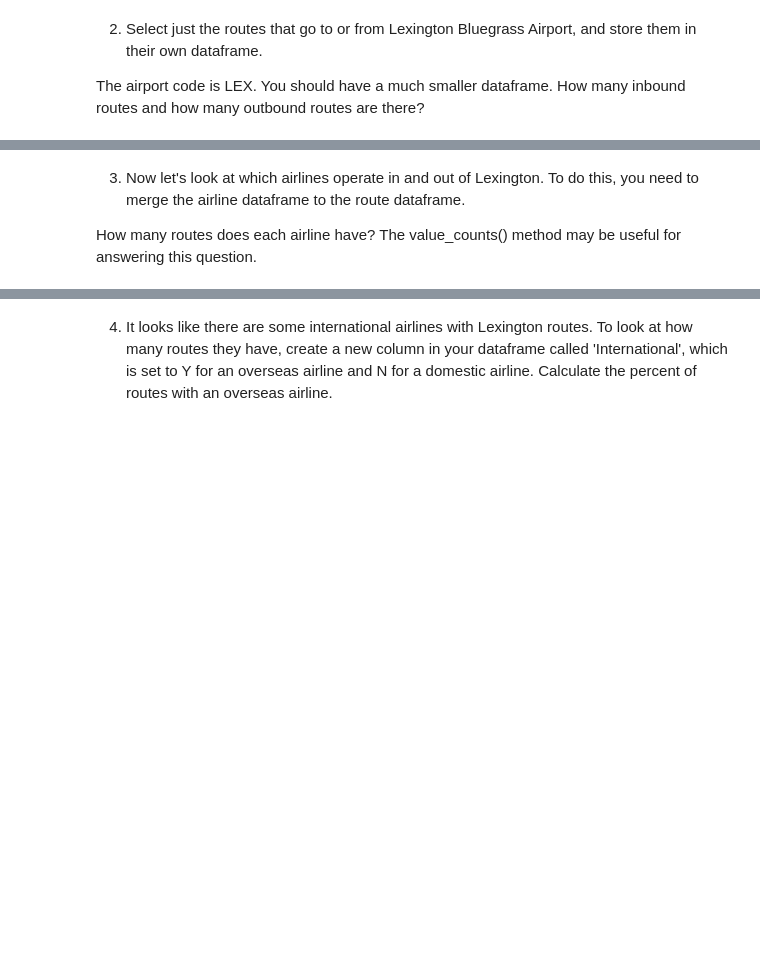
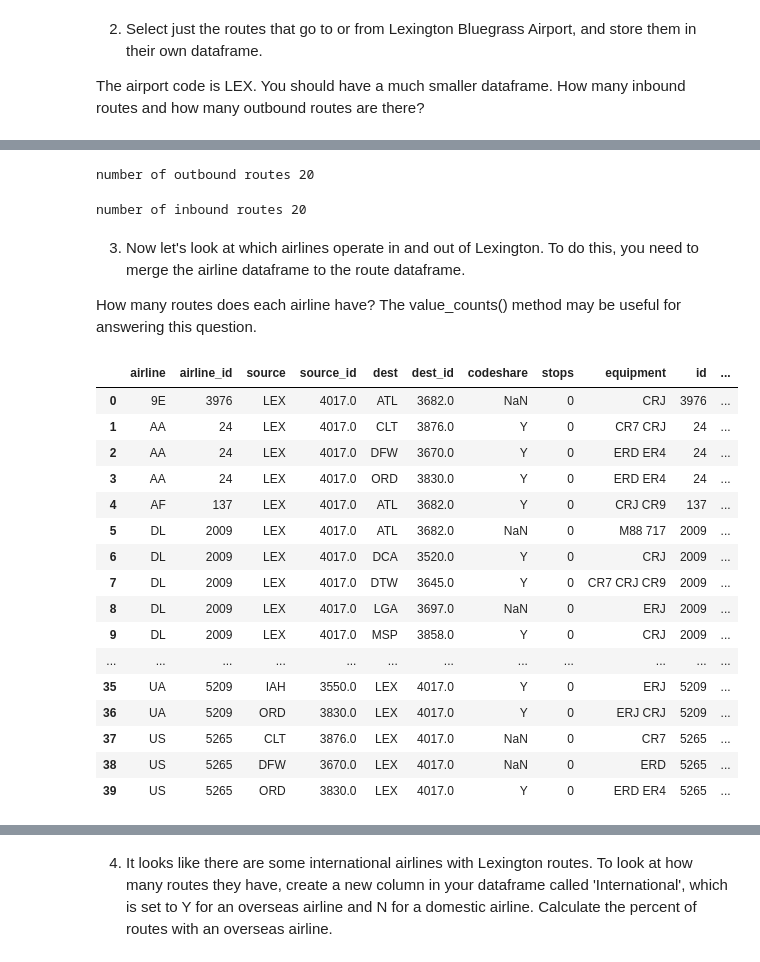
Before and after one commit to jawadmhoque/ce599, a Jupyter notebook: 07-Data Wrangling/open-flights.ipynb, the cells around one changed output, grey strips where cells are left out. Drawn from its saved outputs; the diff is of its cells as text; code cells hidden in the pictures; blank space fills up the shorter version.

Commit message:
Open Flights Exercise
Incomplete. Number 5 remaining.

```diff
--- a/07-Data Wrangling/open-flights.ipynb
+++ b/07-Data Wrangling/open-flights.ipynb
@@ -60,0 +89,13 @@ df_LEX=routes[((routes['source'])=='LEX'|(routes['dest'])=='LEX')]
+# %%
+#r1=routes[routes['source'].str.contains('LEX')]
+#df_r1 = pd.DataFrame([routes['source'].str.contains('LEX')])
+#r2=routes[routes['dest'].str.contains('LEX')]
+#df_r2 = pd.DataFrame(r2)
+#df_r3 = pd.concat([df_r1, df_r2])
+#df_r3
+df_src_LEX=routes[routes['source']=='LEX']
+#df_src_LEX
+df_dest_LEX=routes[routes['dest']=='LEX']
+df_dest_LEX
+df_LEX=pd.concat([df_src_LEX,df_dest_LEX])
+df_LEX
@@ -61,4 +120,33 @@ df_LEX=routes[((routes['source'])=='LEX'|(routes['dest'])=='LEX')]
+# %%
+print ("number of outbound routes",len(df_src_LEX))
+# %% [output]
+number of outbound routes 20
+# %%
+print ("number of inbound routes",len(df_dest_LEX))
+# %% [output]
+number of inbound routes 20
 # %% [markdown]
 3) Now let's look at which airlines operate in and out of Lexington.  To do this, you need to merge the airline dataframe to the route dataframe.
 
 How many routes does each airline have?  The value_counts() method may be useful for answering this question.
+# %%
+df_operation = pd.merge(df_LEX, airlines, how= 'left', left_on ='airline_id', right_on='id') #since id is the airline id in airlines dataframe, left_on and right_on ensures the match
+df_operation
+# %% [output]
+|  | airline | airline_id | source | source_id | dest | dest_id | codeshare | stops | equipment | id | ... |
+| 0 | 9E | 3976 | LEX | 4017.0 | ATL | 3682.0 | NaN | 0 | CRJ | 3976 | ... |
+| 1 | AA | 24 | LEX | 4017.0 | CLT | 3876.0 | Y | 0 | CR7 CRJ | 24 | ... |
+| 2 | AA | 24 | LEX | 4017.0 | DFW | 3670.0 | Y | 0 | ERD ER4 | 24 | ... |
+| 3 | AA | 24 | LEX | 4017.0 | ORD | 3830.0 | Y | 0 | ERD ER4 | 24 | ... |
+| 4 | AF | 137 | LEX | 4017.0 | ATL | 3682.0 | Y | 0 | CRJ CR9 | 137 | ... |
+| 5 | DL | 2009 | LEX | 4017.0 | ATL | 3682.0 | NaN | 0 | M88 717 | 2009 | ... |
+| 6 | DL | 2009 | LEX | 4017.0 | DCA | 3520.0 | Y | 0 | CRJ | 2009 | ... |
+| 7 | DL | 2009 | LEX | 4017.0 | DTW | 3645.0 | Y | 0 | CR7 CRJ CR9 | 2009 | ... |
+| 8 | DL | 2009 | LEX | 4017.0 | LGA | 3697.0 | NaN | 0 | ERJ | 2009 | ... |
+| 9 | DL | 2009 | LEX | 4017.0 | MSP | 3858.0 | Y | 0 | CRJ | 2009 | ... |
+| ... | ... | ... | ... | ... | ... | ... | ... | ... | ... | ... | ... |
+| 35 | UA | 5209 | IAH | 3550.0 | LEX | 4017.0 | Y | 0 | ERJ | 5209 | ... |
+| 36 | UA | 5209 | ORD | 3830.0 | LEX | 4017.0 | Y | 0 | ERJ CRJ | 5209 | ... |
+| 37 | US | 5265 | CLT | 3876.0 | LEX | 4017.0 | NaN | 0 | CR7 | 5265 | ... |
+| 38 | US | 5265 | DFW | 3670.0 | LEX | 4017.0 | NaN | 0 | ERD | 5265 | ... |
+| 39 | US | 5265 | ORD | 3830.0 | LEX | 4017.0 | Y | 0 | ERD ER4 | 5265 | ... |
```
Also changed, not shown: parts of 9 cells of this notebook.
